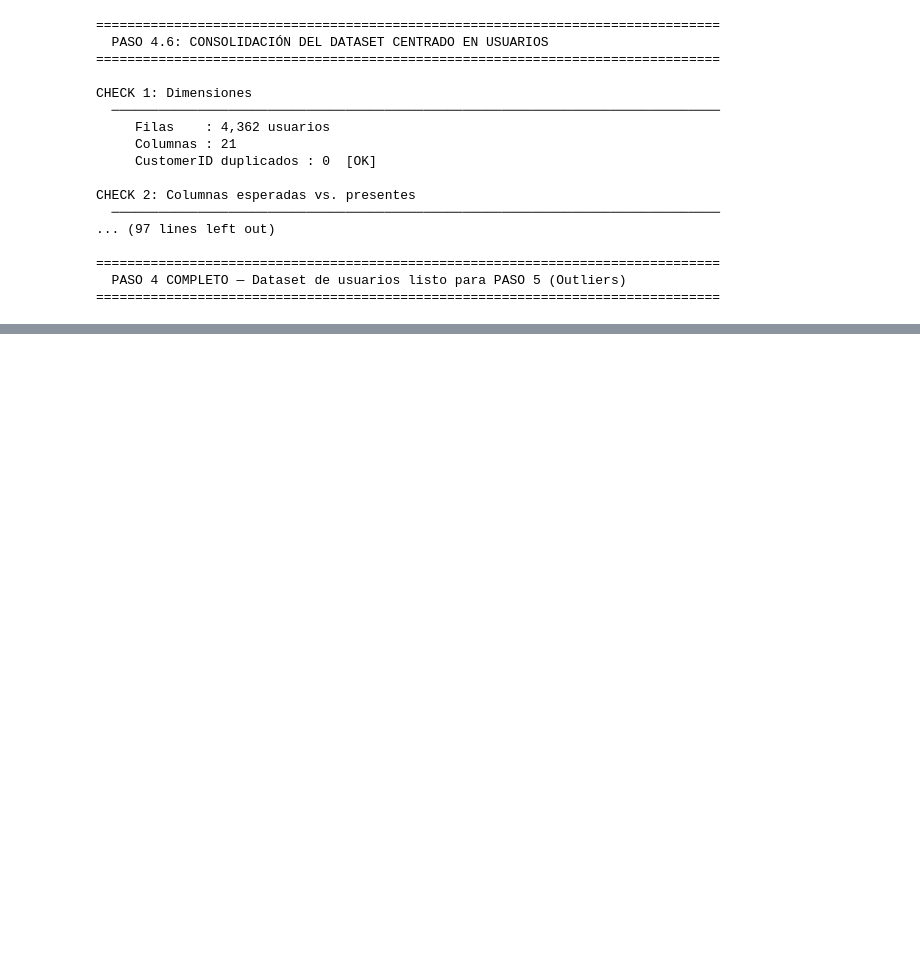
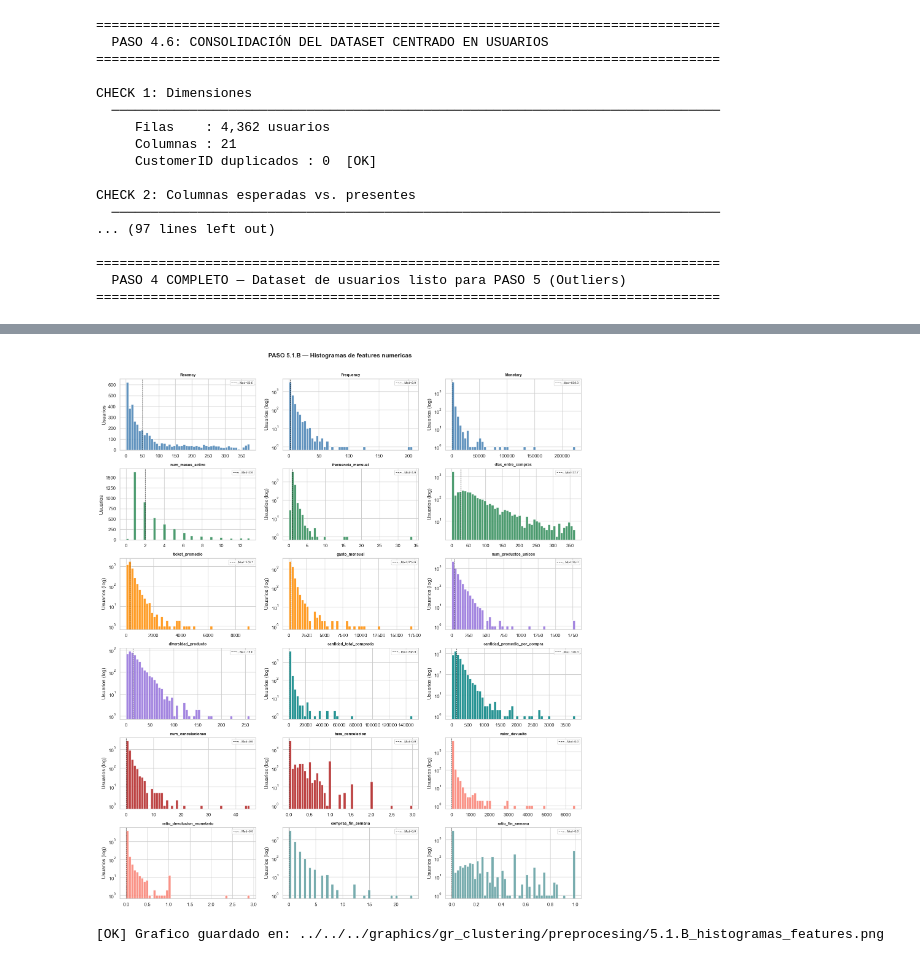
Before and after one commit to ravel01106/proyecto-master-ia-big-data, a Jupyter notebook: notebooks/clustering_proyect/preprocesing/preprocesing_data_clustering.ipynb, the cells around one changed output, grey strips where cells are left out. Cells and saved outputs as stored; diff of their text form; code cells hidden in the pictures; blank space fills up the shorter version.

```diff
--- a/notebooks/clustering_proyect/preprocesing/preprocesing_data_clustering.ipynb
+++ b/notebooks/clustering_proyect/preprocesing/preprocesing_data_clustering.ipynb
@@ -2463,0 +2554,60 @@ CHECK 2: Columnas esperadas vs. presentes
+# %%
+# ── 5.1.B: Histogramas de todas las features numéricas ───────────────────────
+NCOLS = 3
+NROWS = 6   # 18 features / 3 cols = 6 filas exactas
+
+COLORES_GRUPOS = {
+    'Recency':                     'steelblue',
+    'Frequency':                   'steelblue',
+    'Monetary':                    'steelblue',
+    'num_meses_activo':            'seagreen',
+    'frecuencia_mensual':          'seagreen',
+    'dias_entre_compras':          'seagreen',
+    'ticket_promedio':             'darkorange',
+    'gasto_mensual':               'darkorange',
+    'num_productos_unicos':        'mediumpurple',
+    'diversidad_producto':         'mediumpurple',
+    'cantidad_total_comprada':     'teal',
+    'cantidad_promedio_por_compra':'teal',
+    'num_cancelaciones':           'firebrick',
+    'tasa_cancelacion':            'firebrick',
+    'valor_devuelto':              'salmon',
+    'ratio_devolucion_monetario':  'salmon',
+    'compras_fin_semana':          'cadetblue',
+    'ratio_fin_semana':            'cadetblue',
+}
+
+fig, axes = plt.subplots(NROWS, NCOLS, figsize=(16, NROWS * 3))
+fig.suptitle('PASO 5.1.B — Histogramas de features numericas', fontsize=14, fontweight='bold', y=1.01)
+
+for idx, col in enumerate(COLS_NUMERICAS):
+    ax = axes[idx // NCOLS][idx % NCOLS]
+    data = df_num[col].dropna()
+    color = COLORES_GRUPOS.get(col, 'steelblue')
+
+    ax.hist(data, bins=50, color=color, edgecolor='white', alpha=0.85)
+    ax.set_title(col, fontsize=9, fontweight='bold')
+    ax.set_xlabel('')
+    ax.set_ylabel('Usuarios')
+
+    sk = data.skew()
+    ax.text(0.97, 0.95, f'skew={sk:.2f}', transform=ax.transAxes,
+            ha='right', va='top', fontsize=7.5, color='dimgray')
+
+    # Log Y si la distribución es muy sesgada
+    if abs(sk) > 2:
+        ax.set_yscale('log')
+        ax.set_ylabel('Usuarios (log)')
+
+    med = data.median()
+    ax.axvline(med, color='black', linestyle='--', linewidth=0.9, alpha=0.7, label=f'Med={med:.1f}')
+    ax.legend(fontsize=7, loc='upper right')
+
+plt.tight_layout()
+ruta_grafico = RUTA_GRAFICOS + '5.1.B_histogramas_features.png'
+plt.savefig(ruta_grafico, dpi=110, bbox_inches='tight')
+plt.show()
+print(f'[OK] Grafico guardado en: {ruta_grafico}')
+# %% [output]
+[figure, added]
+[OK] Grafico guardado en: ../../../graphics/gr_clustering/preprocesing/5.1.B_histogramas_features.png
```
Also changed, not shown: parts of 12 cells of this notebook, 5 other files.
